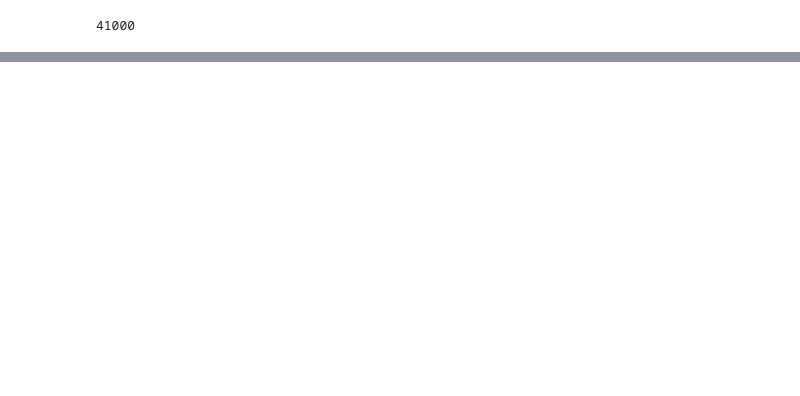
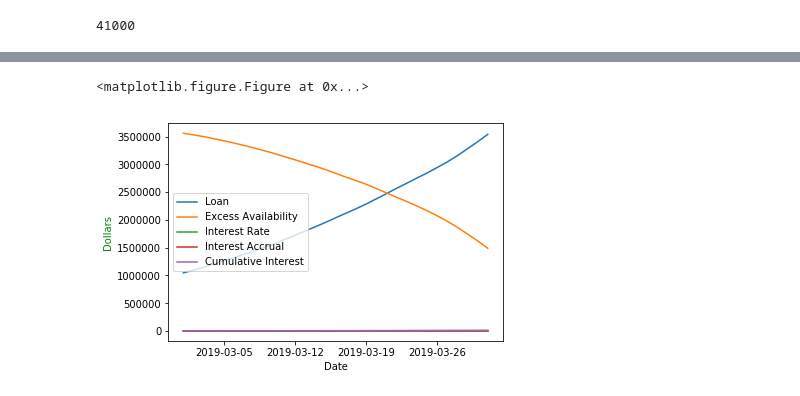
Before and after one commit to bradwhitcomb/loan_system, a Jupyter notebook: loan_sys.ipynb, the cells around one changed output, grey strips where cells are left out. Drawn from its saved outputs; the diff is of its cells as text; code cells hidden in the pictures; blank space fills up the shorter version.

Commit message:
Completed Pandas dataframe and plot

```diff
--- a/loan_sys.ipynb
+++ b/loan_sys.ipynb
@@ -262,5 +172,0 @@ liquidity_hist
-# %%
-len(date_hist_str), len(loan_hist), len(i_rate_hist), len(accrued_interest_hist)
-# date_hist_str = [day.strftime for day in date_hist]
-# date_hist_str = [i.strftime('%b-%d') for i in date_hist]
-date_hist_str = [i.strftime('%b-%d') for i in date_hist_str]
@@ -332,0 +235,12 @@ excess_availability(ABC_collateral, ABC_loan)
+# %%
+df = pd.DataFrame(
+    {
+     'Date': date_hist_str,
+     'Loan': loan_hist,
+     'Excess Availability': liquidity_hist,
+     'Interest Rate': i_rate_hist,
+     'Interest Accrual': accrued_interest_hist,
+    })
+df = df[["Date", "Loan", "Excess Availability", "Interest Rate", "Interest Accrual"]]
+df.set_index('Date', inplace=True)
+df['Cumulative Interest'] = df['Interest Accrual'].cumsum()
@@ -332,0 +268,10 @@ excess_availability(ABC_collateral, ABC_loan)
+# %%
+%matplotlib inline
+plt.figure()
+df.plot()
+plt.legend(loc='best')
+plt.ylabel('Dollars', color='g')
+plt.show()
+# %% [output]
+<matplotlib.figure.Figure at 0x...>
+[figure, added]
```
Also changed, not shown: parts of 37 cells of this notebook, 3 other files.
